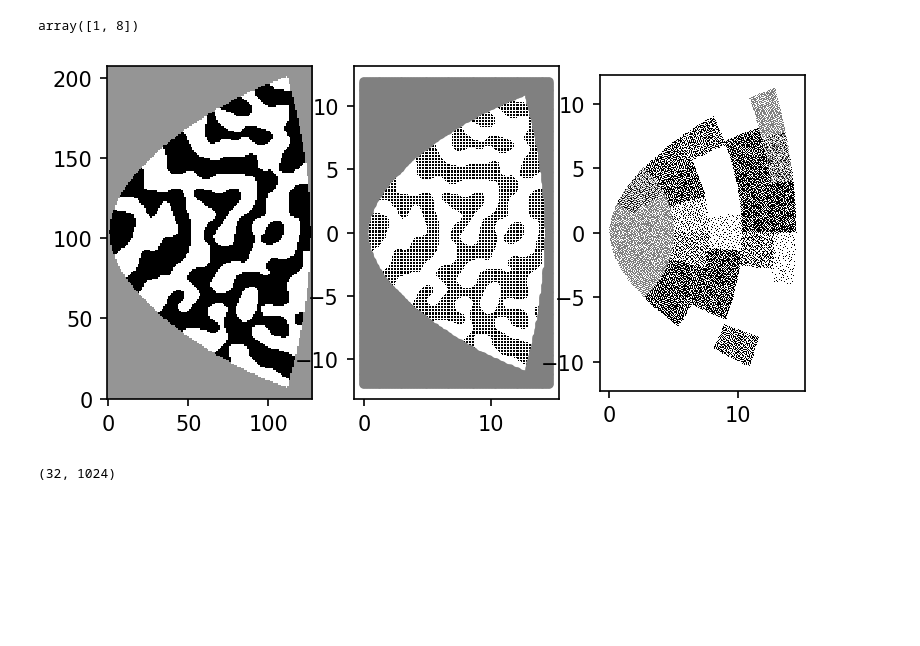
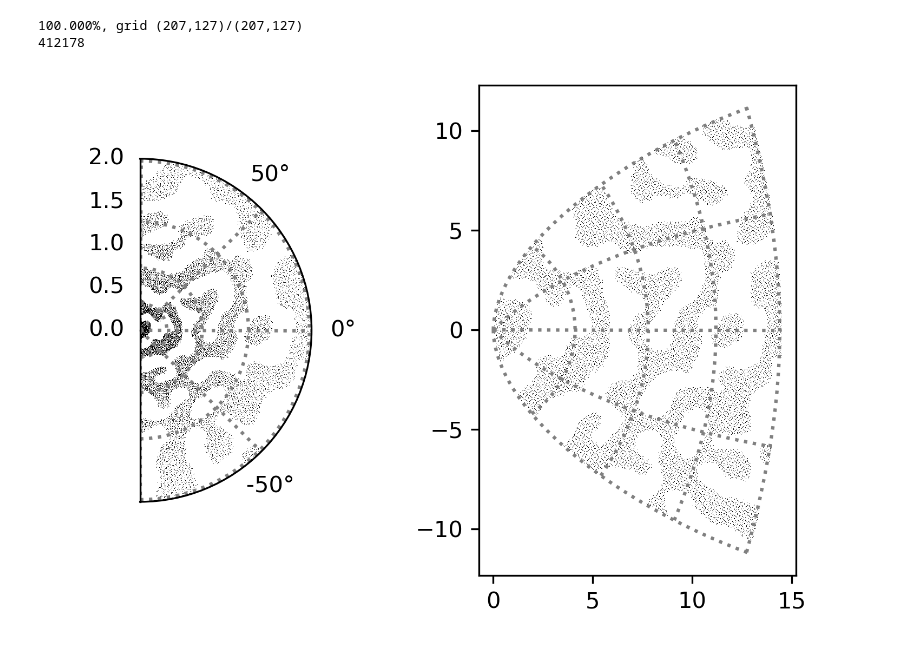
Before and after one commit to g13/patchV1, a Jupyter notebook: OD_VF.ipynb, the cells around one changed output. Saved outputs shown, nothing was run; the diff lists cells and outputs as text; code cells hidden in the pictures; blank space fills up the shorter version.

```diff
--- a/OD_VF.ipynb
+++ b/OD_VF.ipynb
@@ -163,35 +46,21 @@ ipdb>  quit
-# %%
-a = np.array([[1,2,3,4],[5,6,7,8]])
-a[[0,1],[0,3]]
-# %% [output]
-array([1, 8])
-# %%
-fig = plt.figure('LR',dpi=150)
-
-ax = fig.add_subplot(131)
-ax.imshow(LR,cmap='Greys', origin = 'lower')
-
-ax = fig.add_subplot(132)
-xx, yy = np.meshgrid(x,y)
-ax.plot(xx[LR>0],yy[LR>0],',k')
-ax.plot(xx[LR<0],yy[LR<0],',w')
-ax.plot(xx[LR==0],yy[LR==0],'.',c='0.5')
-ax.set_aspect('equal')
-
-ax = fig.add_subplot(133)
-for i in range(nblock):
-    ax.plot(pos[i,0,:],pos[i,1,:],',')
-
-#label = find_neuron_in_OD(LR,Pi,pos,xx,yy,blockSize)
-label = find_OD_in_neuron(LR,Pi,pos,x,y,blockSize)
-
-ax.plot(pos[:,0,:][label<0],pos[:,1,:][label<0],',w')
-ax.plot(pos[:,0,:][label>0],pos[:,1,:][label>0],',k')
-ax.plot(pos[:,0,:][label==0],pos[:,1,:][label==0],',',c='0.5')
-ax.set_aspect('equal')
-# %% [output]
-[figure, removed]
-# %%
-pos[:,0,:].shape
-# %% [output]
-(32, 1024)
+# %%
+fig = plt.figure('macroMap',dpi=300)
+ax1 = fig.add_subplot(121, projection='polar')
+ax2 = fig.add_subplot(122)
+#mMap.find_OD_in_pos()
+mMap.find_pos_in_OD()
+mMap.plot_map(ax1,ax2)
+ax1.set_thetamin(p0/np.pi*180)
+ax1.set_thetamax(p1/np.pi*180)
+ax1.set_rmax(2.0)
+ax1.set_rmin(0.0)
+ax1.grid(False)
+ax1.tick_params(labelleft=False, labelright=True,
+               labeltop=False, labelbottom=True)
+#ax1.set_yticks([0,0.5,1.00,1.50,2.00])
+ax1.set_aspect('equal')
+ax2.set_aspect('equal')
+# %% [output]
+100.000%, grid (207,127)/(207,127)
+412178
+[figure, added]
```
Also changed, not shown: parts of 7 cells of this notebook, 4 other files.
